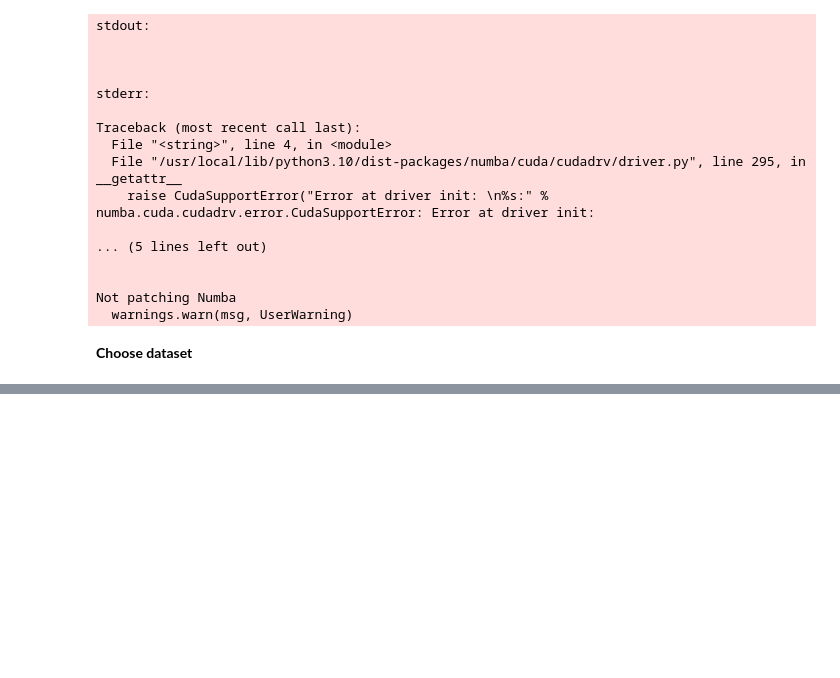
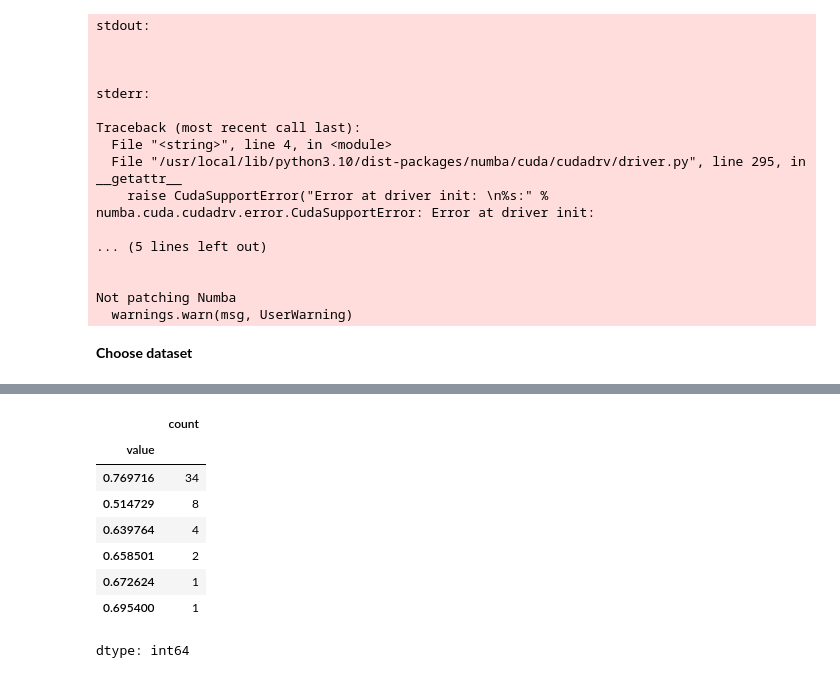
Before and after one commit to Karlerikkanal/AutoML_projects, a Jupyter notebook: Project_2/Project2.ipynb, the cells around one changed output, grey strips where cells are left out. Saved outputs shown, nothing was run; the diff lists cells and outputs as text; code cells hidden in the pictures; blank space fills up the shorter version.

```diff
--- a/Project_2/Project2.ipynb
+++ b/Project_2/Project2.ipynb
@@ -226,0 +319,14 @@ Best algorithm and parameters:
+# %%
+# see how many different values are there in trials_df
+algorithm_counts = trials_df['value'].value_counts()
+algorithm_counts
+# %% [output]
+|  | count |
+| value |  |
+| 0.769716 | 34 |
+| 0.514729 | 8 |
+| 0.639764 | 4 |
+| 0.658501 | 2 |
+| 0.672624 | 1 |
+| 0.695400 | 1 |
+dtype: int64
```
Also changed, not shown: parts of 11 cells of this notebook, 1 other file.
